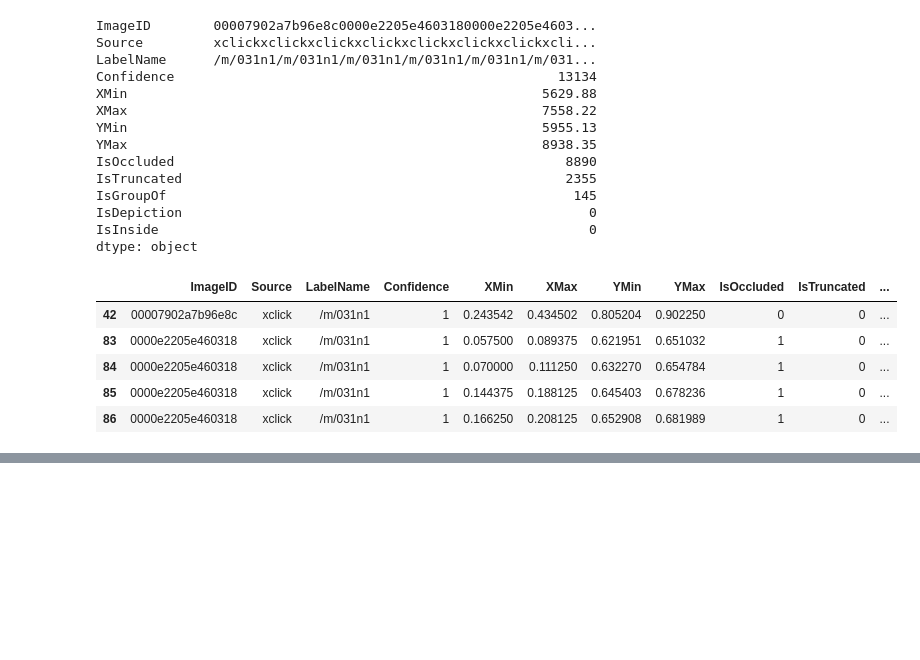
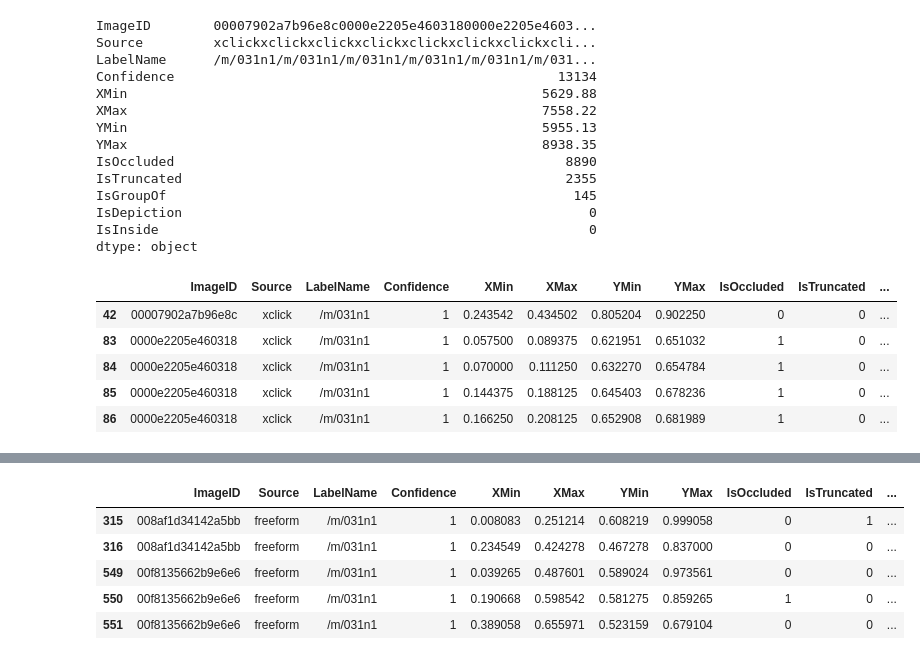
Before and after one commit to sysaster/dataset, a Jupyter notebook: notebooks/Downlod dataset.ipynb, the cells around one changed output, grey strips where cells are left out. Cells and saved outputs as stored; diff of their text form; code cells hidden in the pictures; blank space fills up the shorter version.

```diff
--- a/notebooks/Downlod dataset.ipynb
+++ b/notebooks/Downlod dataset.ipynb
@@ -275,0 +321,15 @@ final_dataset.to_csv('../data/train-annotations-bbox.csv', header=False, index =
+# %%
+df_foot = test_annotations[test_annotations.LabelName == labels_class['Human foot']]
+df_body = test_annotations[test_annotations.LabelName == labels_class['Human body']]
+df_arm = test_annotations[test_annotations.LabelName == labels_class['Human arm']]
+df_hand = test_annotations[test_annotations.LabelName == labels_class['Human hand']]
+df_head = test_annotations[test_annotations.LabelName == labels_class['Human head']]
+df_leg = test_annotations[test_annotations.LabelName == labels_class['Human leg']]
+df_foot.head()
+# %% [output]
+|  | ImageID | Source | LabelName | Confidence | XMin | XMax | YMin | YMax | IsOccluded | IsTruncated | ... |
+| 315 | 008af1d34142a5bb | freeform | /m/031n1 | 1 | 0.008083 | 0.251214 | 0.608219 | 0.999058 | 0 | 1 | ... |
+| 316 | 008af1d34142a5bb | freeform | /m/031n1 | 1 | 0.234549 | 0.424278 | 0.467278 | 0.837000 | 0 | 0 | ... |
+| 549 | 00f8135662b9e6e6 | freeform | /m/031n1 | 1 | 0.039265 | 0.487601 | 0.589024 | 0.973561 | 0 | 0 | ... |
+| 550 | 00f8135662b9e6e6 | freeform | /m/031n1 | 1 | 0.190668 | 0.598542 | 0.581275 | 0.859265 | 1 | 0 | ... |
+| 551 | 00f8135662b9e6e6 | freeform | /m/031n1 | 1 | 0.389058 | 0.655971 | 0.523159 | 0.679104 | 0 | 0 | ... |
```
Also changed, not shown: parts of 11 cells of this notebook, 1 other file.
